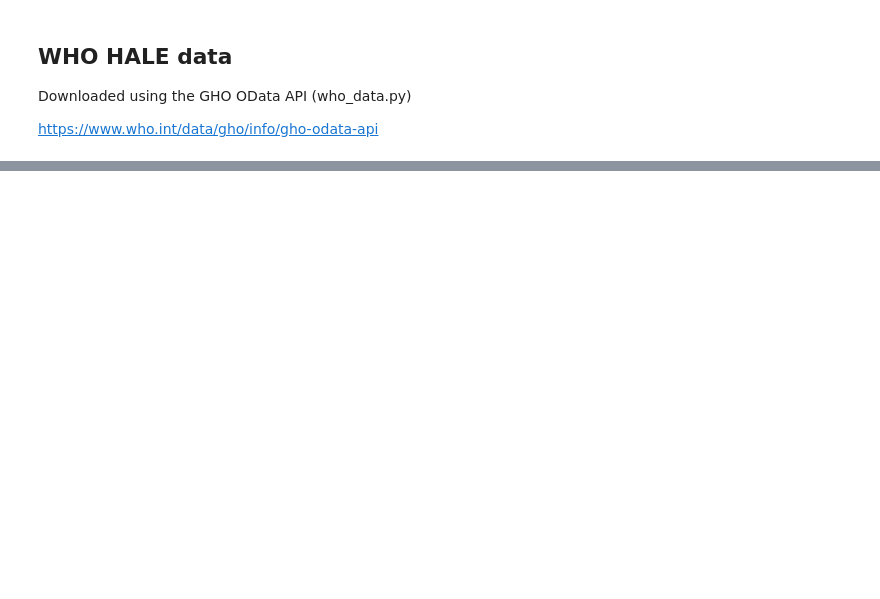
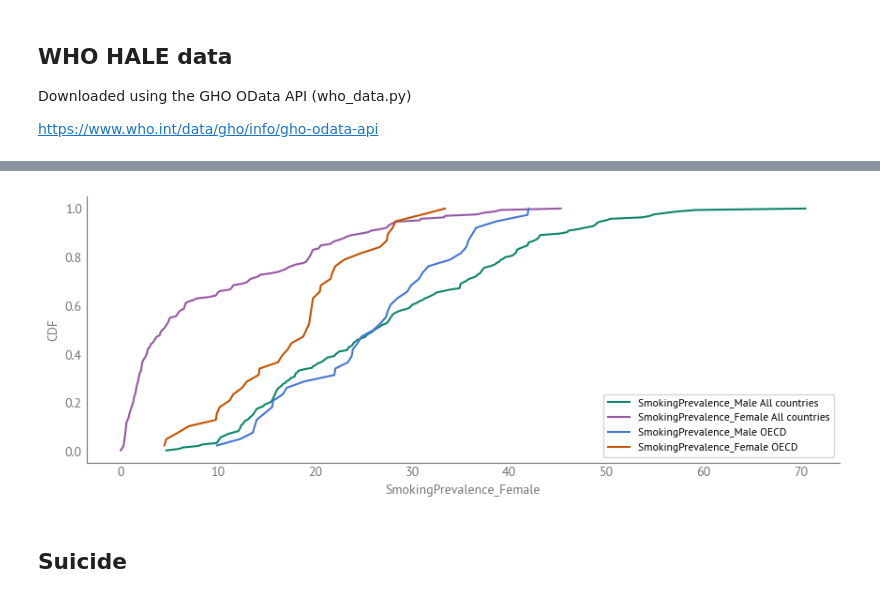
Before and after one commit to AllenDowney/EqualityWEF, a Jupyter notebook: HALE/hale.ipynb, the cells around one changed output, grey strips where cells are left out. Cells and saved outputs as stored; diff of their text form; code cells hidden in the pictures; blank space fills up the shorter version.

```diff
--- a/HALE/hale.ipynb
+++ b/HALE/hale.ipynb
@@ -278,0 +300,6 @@ None
+# %%
+plot_distributions(smoking_recent)
+# %% [output]
+[figure, added]
+# %% [markdown]
+## Suicide
```
Also changed, not shown: parts of 108 cells of this notebook, 3 other files.
